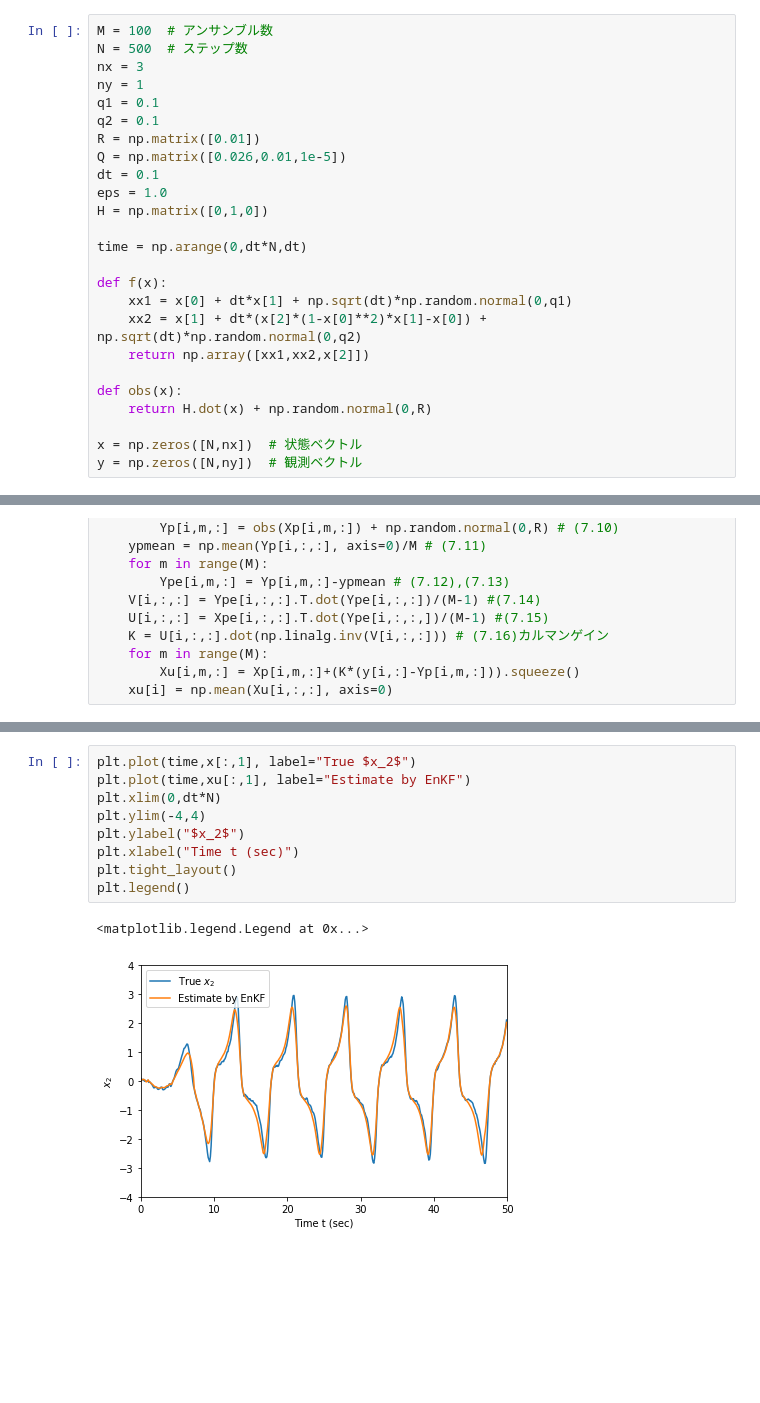
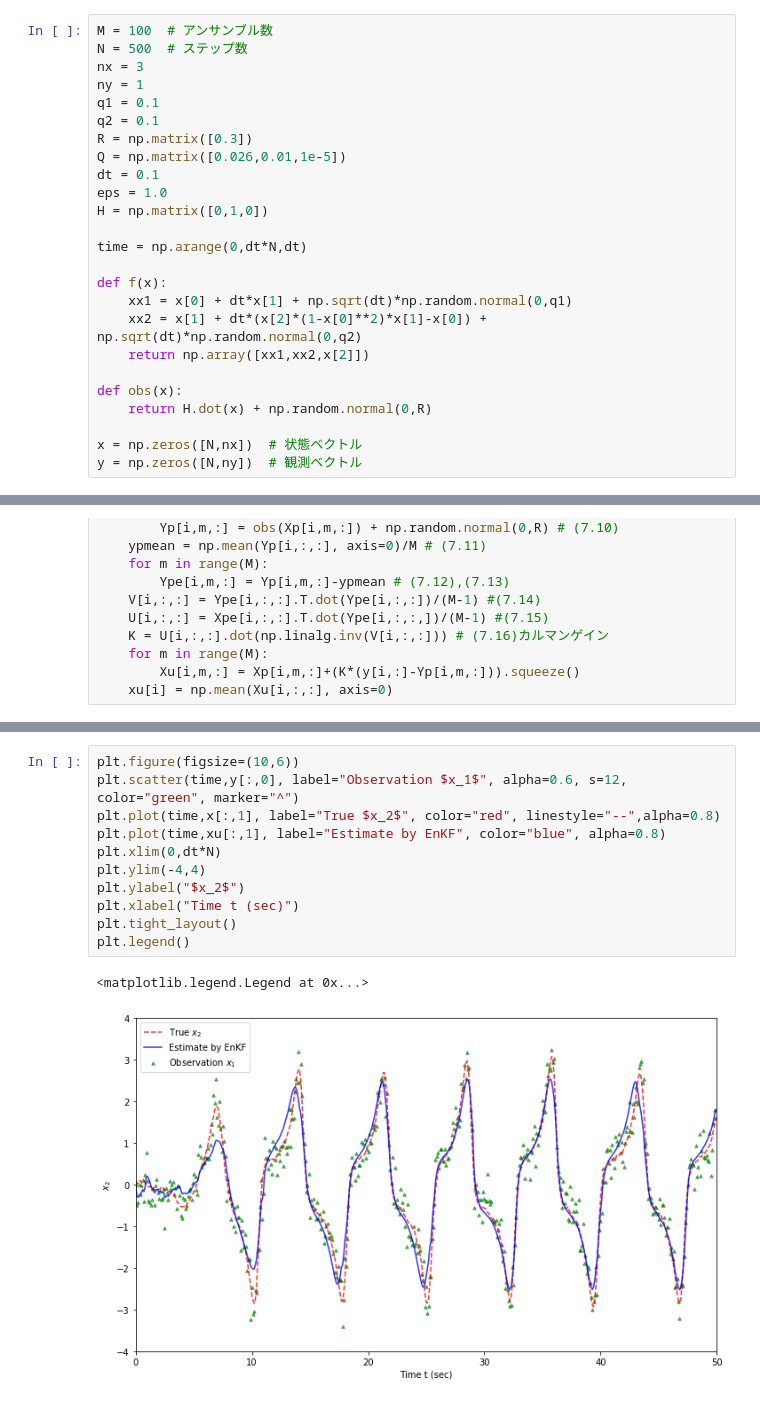
Before and after one commit to Kosuke-Szk/nonlinear_kalmanfilter, a Jupyter notebook: ex5.ipynb, the cells around one changed output, grey strips where cells are left out. Cells and saved outputs as stored; diff of their text form; blank space fills up the shorter version.

```diff
--- a/ex5.ipynb
+++ b/ex5.ipynb
@@ -11,7 +11,7 @@ nx = 3
 ny = 1
 q1 = 0.1
 q2 = 0.1
-R = np.matrix([0.01])
+R = np.matrix([0.3])
 Q = np.matrix([0.026,0.01,1e-5])
 dt = 0.1
 eps = 1.0
@@ -87,15 +87,17 @@ plt.legend()
 # %%
-plt.plot(time,x[:,1], label="True $x_2$")
-plt.plot(time,xu[:,1], label="Estimate by EnKF")
+plt.figure(figsize=(10,6))
+plt.scatter(time,y[:,0], label="Observation $x_1$", alpha=0.6, s=12, color="green", marker="^")
+plt.plot(time,x[:,1], label="True $x_2$", color="red", linestyle="--",alpha=0.8)
+plt.plot(time,xu[:,1], label="Estimate by EnKF", color="blue", alpha=0.8)
 plt.xlim(0,dt*N)
 plt.ylim(-4,4)
 plt.ylabel("$x_2$")
 plt.xlabel("Time t (sec)")
 plt.tight_layout()
 plt.legend()
 # %% [output]
 <matplotlib.legend.Legend at 0x...>
-[figure, old version]
+[figure, new version]
 # %%
 plt.plot(time,x[:,2], color="red", label="True $\epsilon=1$")
 plt.plot(time, Xp[:,0,2], alpha=0.5, color="skyblue", label="Estimate by EnKF")
```
Also changed, not shown: parts of 2 cells of this notebook.
